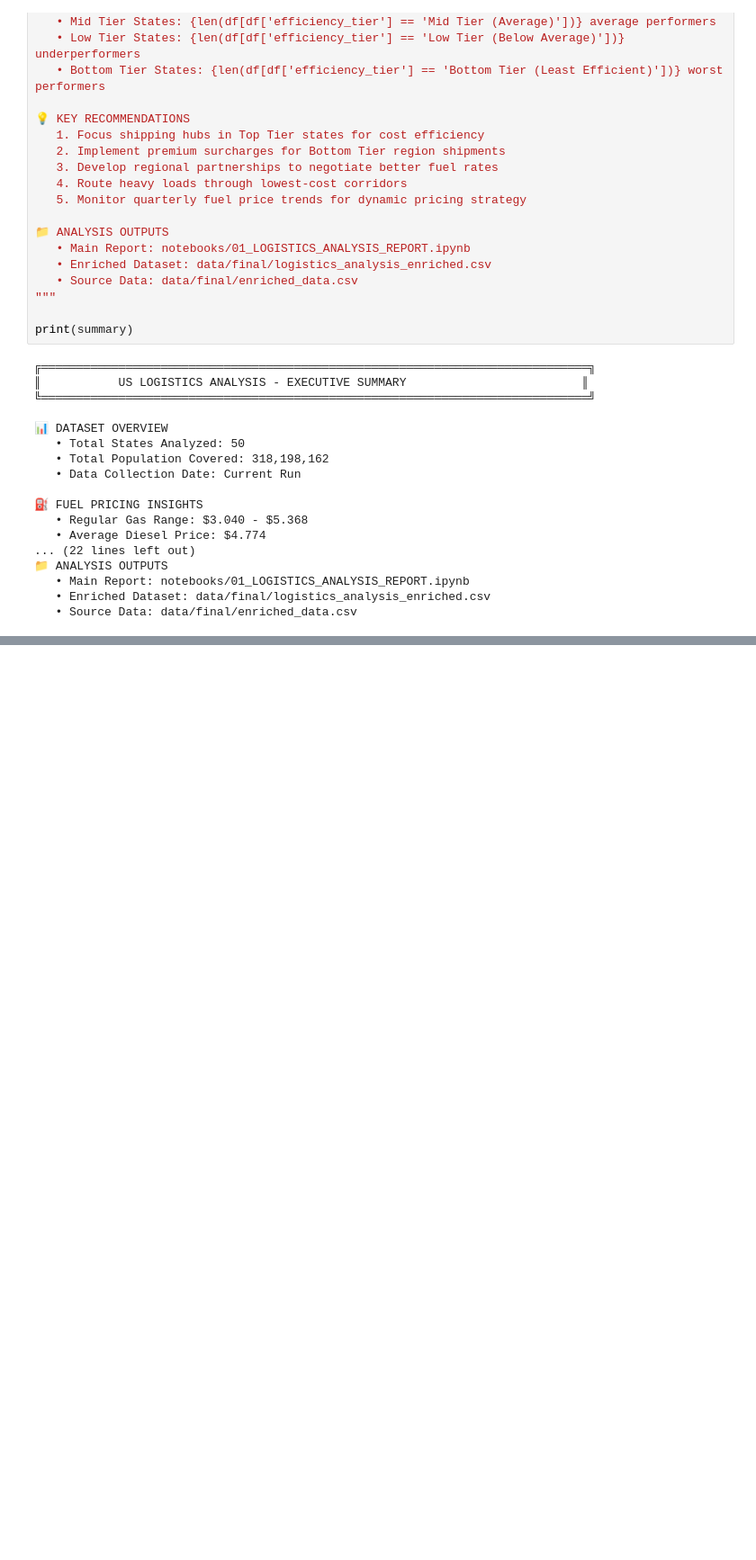
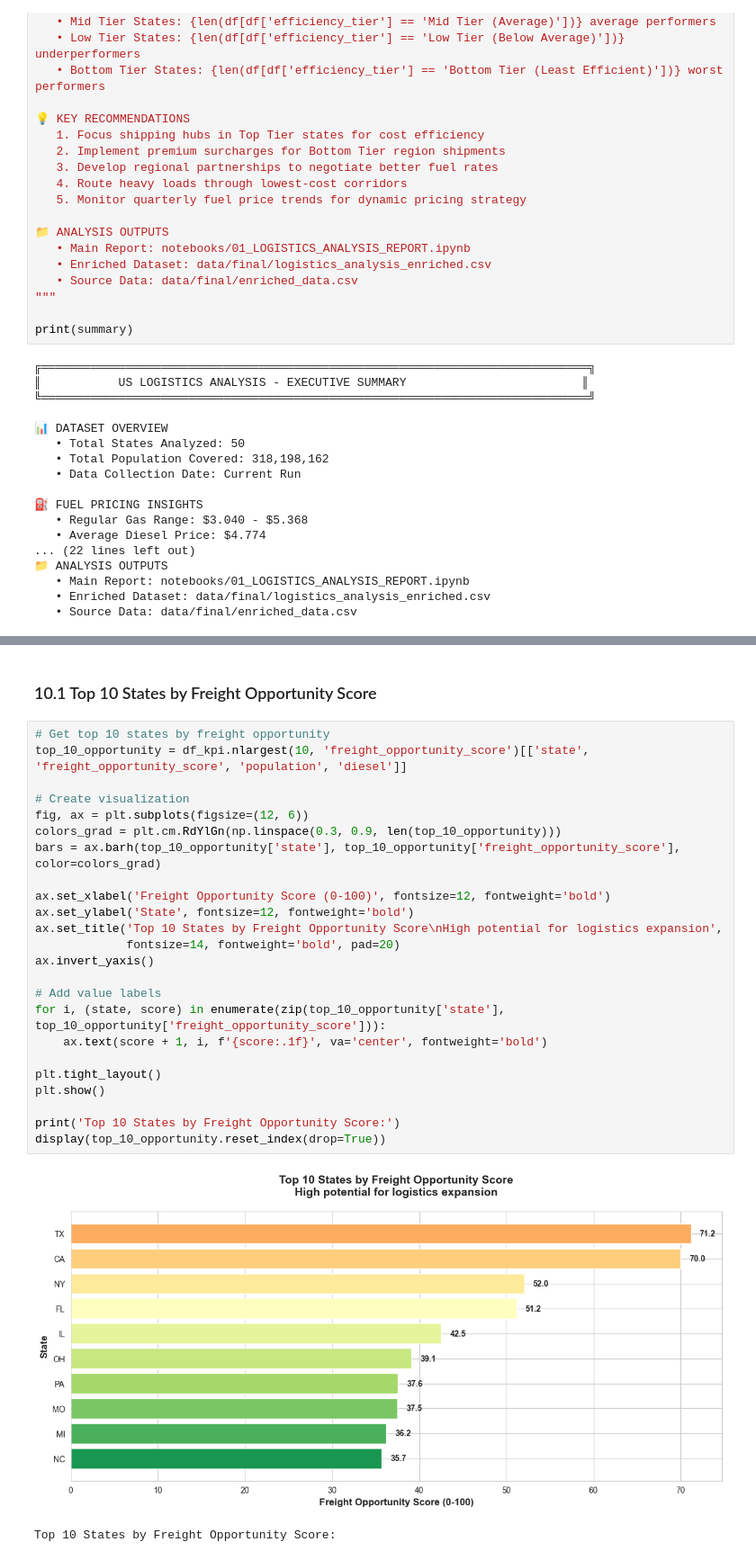
Before and after one commit to juandelaf1/DashLogistics, a Jupyter notebook: notebooks/01_LOGISTICS_ANALYSIS_REPORT.ipynb, the cells around one changed output, grey strips where cells are left out. Shown at 90% size. Drawn from its saved outputs; the diff is of its cells as text; blank space fills up the shorter version.

```diff
--- a/notebooks/01_LOGISTICS_ANALYSIS_REPORT.ipynb
+++ b/notebooks/01_LOGISTICS_ANALYSIS_REPORT.ipynb
@@ -541,0 +592,29 @@ print(summary)
+# %% [markdown]
+### 10.1 Top 10 States by Freight Opportunity Score
+# %%
+# Get top 10 states by freight opportunity
+top_10_opportunity = df_kpi.nlargest(10, 'freight_opportunity_score')[['state', 'freight_opportunity_score', 'population', 'diesel']]
+
+# Create visualization
+fig, ax = plt.subplots(figsize=(12, 6))
+colors_grad = plt.cm.RdYlGn(np.linspace(0.3, 0.9, len(top_10_opportunity)))
+bars = ax.barh(top_10_opportunity['state'], top_10_opportunity['freight_opportunity_score'], color=colors_grad)
+
+ax.set_xlabel('Freight Opportunity Score (0-100)', fontsize=12, fontweight='bold')
+ax.set_ylabel('State', fontsize=12, fontweight='bold')
+ax.set_title('Top 10 States by Freight Opportunity Score\nHigh potential for logistics expansion',
+             fontsize=14, fontweight='bold', pad=20)
+ax.invert_yaxis()
+
+# Add value labels
+for i, (state, score) in enumerate(zip(top_10_opportunity['state'], top_10_opportunity['freight_opportunity_score'])):
+    ax.text(score + 1, i, f'{score:.1f}', va='center', fontweight='bold')
+
+plt.tight_layout()
+plt.show()
+
+print('Top 10 States by Freight Opportunity Score:')
+display(top_10_opportunity.reset_index(drop=True))
+# %% [output]
+[figure, added]
+Top 10 States by Freight Opportunity Score:
```
Also changed, not shown: parts of 11 cells of this notebook.
